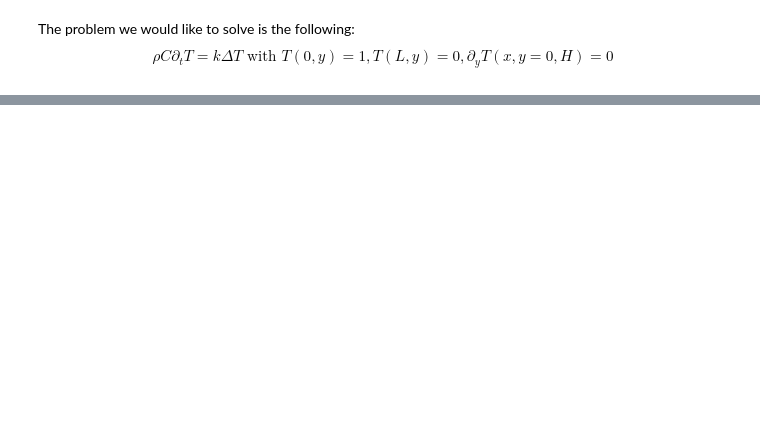
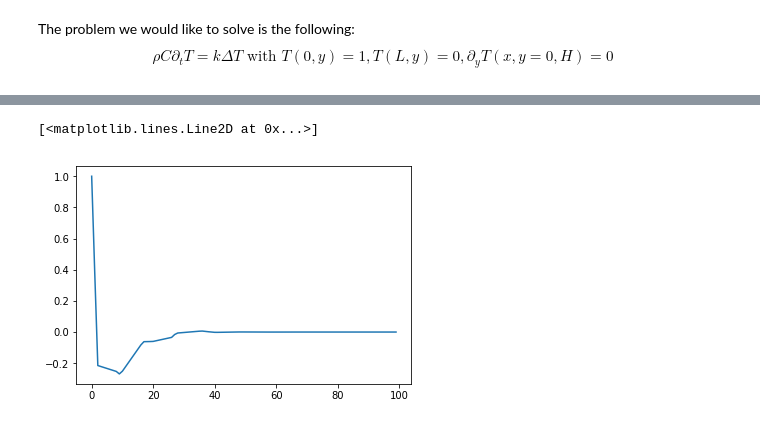
Before and after one commit to Mouhcine-56/FiniteElementADE, a Jupyter notebook: finite_element_ade.ipynb, the cells around one changed output, grey strips where cells are left out. Cells and saved outputs as stored; diff of their text form; code cells hidden in the pictures; blank space fills up the shorter version.

```diff
--- a/finite_element_ade.ipynb
+++ b/finite_element_ade.ipynb
@@ -462,0 +529,5 @@ for triangle in tri.simplices:
+# %%
+pylab.plot(zi[100,:])
+# %% [output]
+[<matplotlib.lines.Line2D at 0x...>]
+[figure, added]
```
Also changed, not shown: parts of 8 cells of this notebook.
